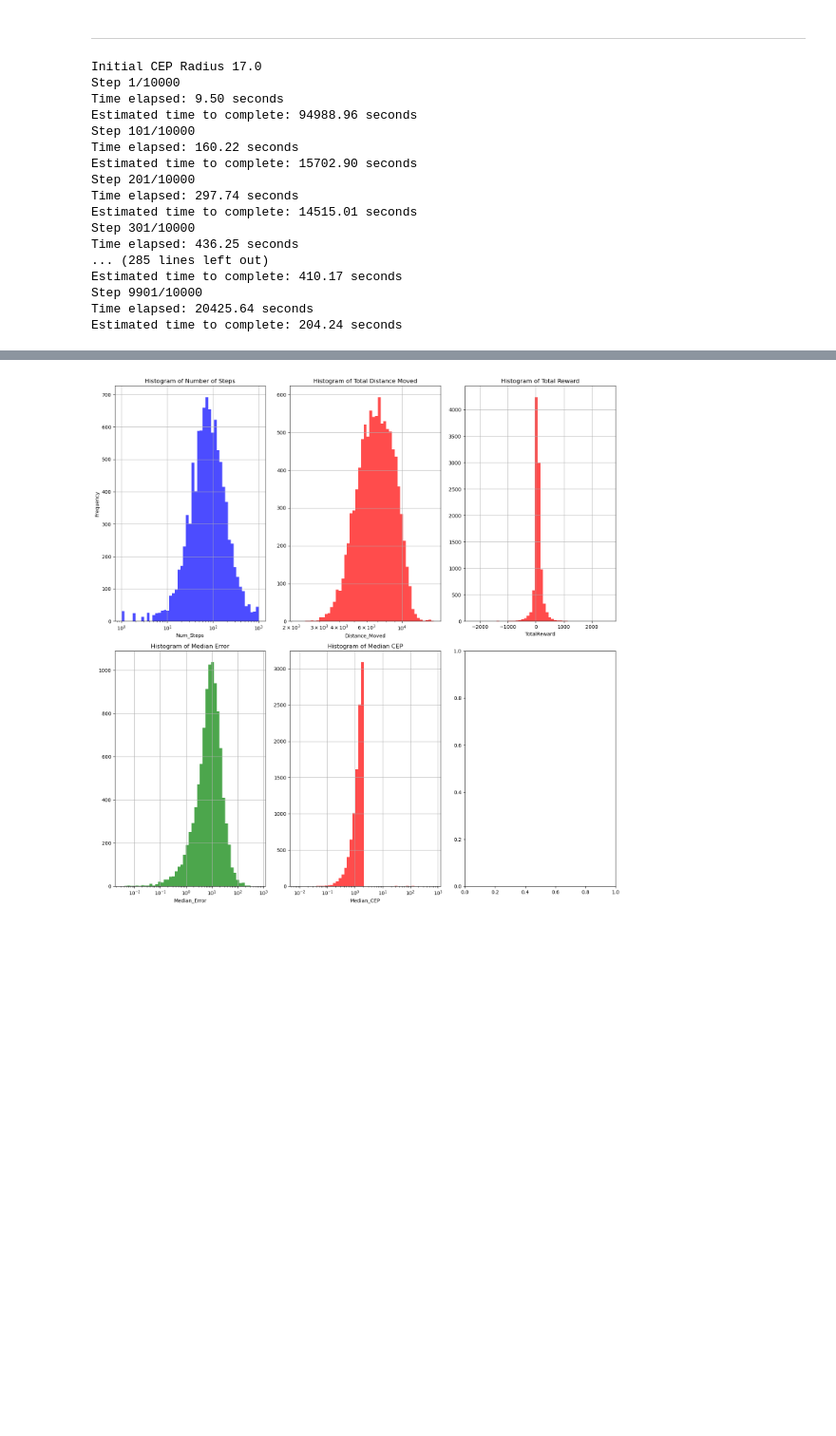
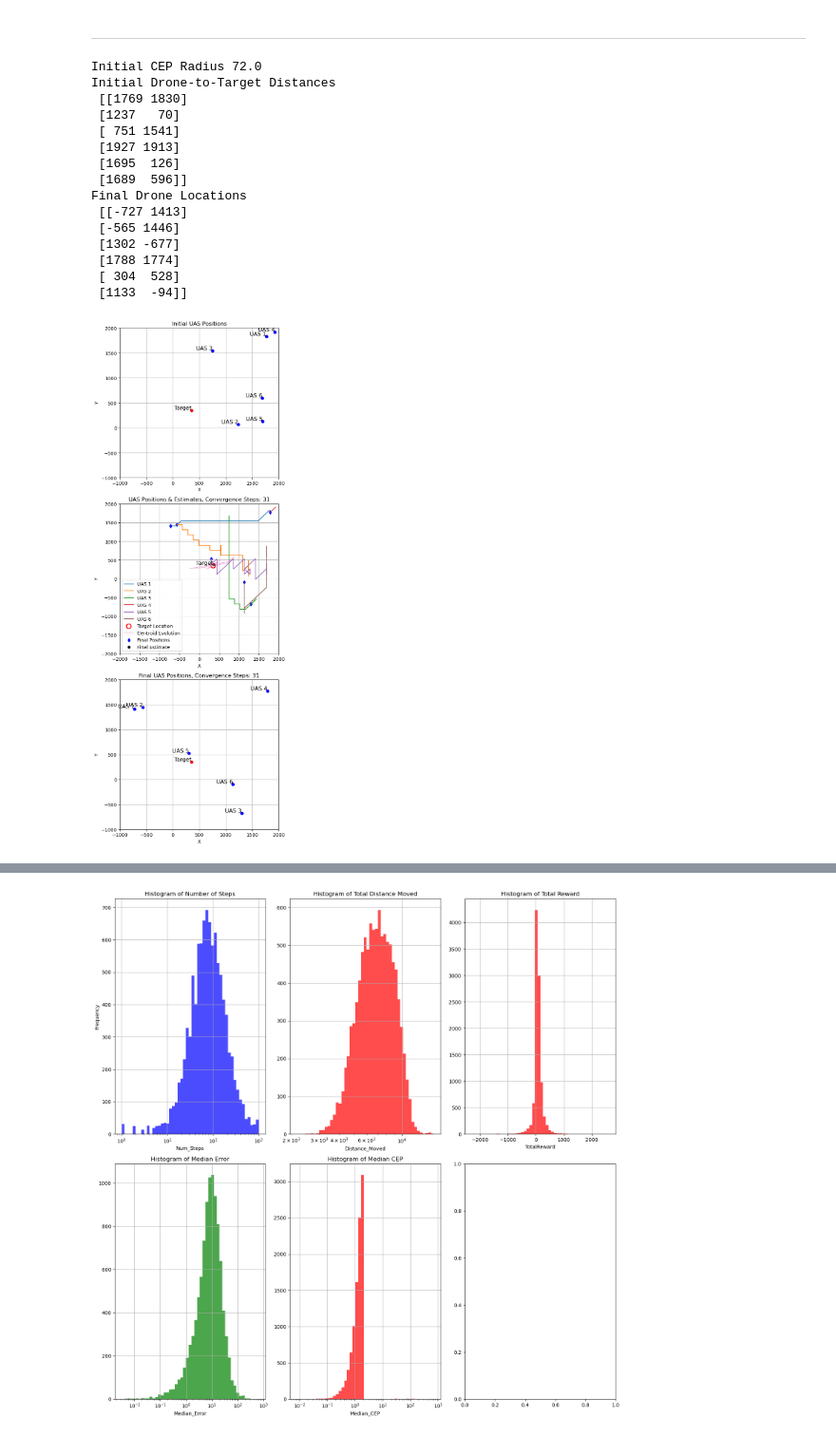
Before and after one commit to raneyoliver/CS8321Labs-public, a Jupyter notebook: lab5/Lab5_FinalProject_Iter4.ipynb, the cells around one changed output, grey strips where cells are left out. Shown at 95% size. Saved outputs shown, nothing was run; the diff lists cells and outputs as text; code cells hidden in the pictures; blank space fills up the shorter version.

```diff
--- a/lab5/Lab5_FinalProject_Iter4.ipynb
+++ b/lab5/Lab5_FinalProject_Iter4.ipynb
@@ -270,7 +301,7 @@ class DroneEnv(AECEnv):
         # Currently setting this to fixed value to compare approaches
         self.num_drones = num_drones
         #self.initial_drones_location2 = np.array(([[483, 259], [271, 478],[238,  75],[469, 157], [191, 201], [ 96, 195]]))
-        self.initial_drones_location2 = np.array(([[700, 100], [271, 478],[300,  75],[650, 650], [191, 701], [ 96, 195]]))
+        #self.initial_drones_location2 = np.array(([[700, 100], [271, 478],[300,  75],[650, 650], [191, 701], [ 96, 195]]))
         self.initial_drones_location2 = np.random.randint(50, self.width, size=(self.num_drones, 2))
 
         # or use
@@ -325,6 +356,7 @@ class DroneEnv(AECEnv):
         self.cep_radius_after = cep_radius.copy()
         self.old_locs = drones_location_err
 
+        self.centroids = []
 
 
     def observe(self, agent):
@@ -403,6 +435,7 @@ class DroneEnv(AECEnv):
         std_x, std_y, mean_x, mean_y, median_x, median_y, mad_x, mad_y = calculate_elliptical_CEP(LOCASoln_after)
         self.localization_est = np.array([median_x, median_y])
         self.LOCASoln = LOCASoln_after
+        self.centroids.append(self.localization_est.copy())
 
         #cep_radius = np.sqrt(std_x**2 + std_y**2)
         cep_radius_after = np.sqrt(mad_x**2 + mad_y**2)
@@ -534,7 +567,7 @@ start_time = time.time()
 # Number of drones (agents)
 num_drones = 6
 env = DroneEnv(num_drones)
-num_simulations = 10000
+num_simulations = 1
 DEBUG=False
 
 ls_numsteps =[]
@@ -629,47 +662,51 @@ for i in range(num_simulations):
 
     # Print progress every 25 steps
     if i % 100 == 1:
         current_time = time.time()
         elapsed_time = current_time - start_time
         avg_time_per_step = elapsed_time / i
         estimated_total_time = avg_time_per_step * num_simulations
         estimated_time_remaining = estimated_total_time - elapsed_time
 
         print(f"Step {i}/{num_simulations}")
         print(f"Time elapsed: {elapsed_time:.2f} seconds")
         print(f"Estimated time to complete: {estimated_time_remaining:.2f} seconds")
 
     if i == num_simulations:
         print("Done")
 
 
 #print("Number of Steps: ", ls_numsteps)
 #print("Median Error: ", np.round(ls_median_err,2))
 #print("Median CEP: ", np.round(ls_median_cep,2))
 
 # print(ls_stddev_x)
 # print(ls_stddev_y)
 # print(ls_mean_x)
 # print(ls_mean_y)
 # print(ls_med_x)
 # print(ls_med_y)
 # print(ls_mad_x)
 # print(ls_mad_y)
+
+
+print("Initial Drone-to-Target Distances\n",np.round(env.initial_loc,2))
+print("Final Drone Locations\n", env.drones_location)
+plot_locations(env.initial_loc, env.drones_location, env.target_location, env.current_step)
 # %% [output]
-Initial CEP Radius 17.0
-Step 1/10000
-Time elapsed: 9.50 seconds
-Estimated time to complete: 94988.96 seconds
-Step 101/10000
-Time elapsed: 160.22 seconds
-Estimated time to complete: 15702.90 seconds
-Step 201/10000
-Time elapsed: 297.74 seconds
-Estimated time to complete: 14515.01 seconds
-Step 301/10000
-Time elapsed: 436.25 seconds
-... (285 lines left out)
-Estimated time to complete: 410.17 seconds
-Step 9901/10000
-Time elapsed: 20425.64 seconds
-Estimated time to complete: 204.24 seconds
+Initial CEP Radius 72.0
+Initial Drone-to-Target Distances
+ [[1769 1830]
+ [1237   70]
+ [ 751 1541]
+ [1927 1913]
+ [1695  126]
+ [1689  596]]
+Final Drone Locations
+ [[-727 1413]
+ [-565 1446]
+ [1302 -677]
+ [1788 1774]
+ [ 304  528]
+ [1133  -94]]
+[figure, added]
```
Also changed, not shown: parts of 2 cells of this notebook, 4 other files.
